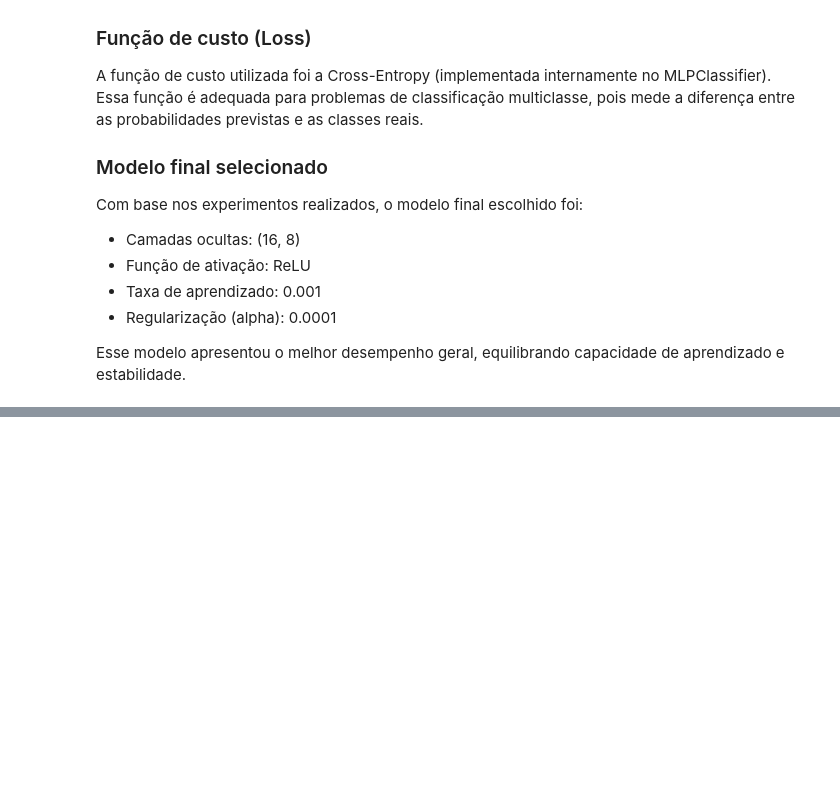
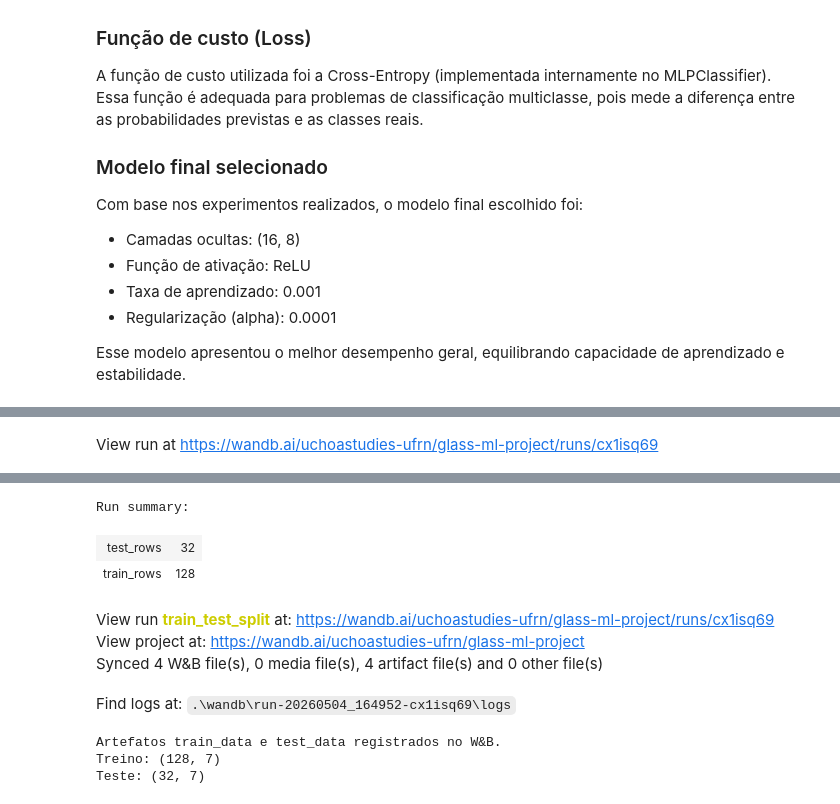
Before and after one commit to GabrielUchoa17/glass-ml-project, a Jupyter notebook: notebook.ipynb, the cells around one changed output, grey strips where cells are left out. Saved outputs shown, nothing was run; the diff lists cells and outputs as text; code cells hidden in the pictures; blank space fills up the shorter version.

```diff
--- a/notebook.ipynb
+++ b/notebook.ipynb
@@ -699,0 +862,69 @@ Esse modelo apresentou o melhor desempenho geral, equilibrando capacidade de apr
+# %%
+# ============================================
+# Registrar artefatos: train/test splits
+# ============================================
+
+from sklearn.model_selection import train_test_split
+
+run = wandb.init(
+    project=config["project_name"],
+    job_type="split_data",
+    name="train_test_split",
+    config=config
+)
+
+# Separar X e y usando o dataset limpo
+X = df.drop(config["target"], axis=1)
+y = df[config["target"]]
+
+# Dividir em treino e teste
+# stratify mantém a proporção das classes no treino e no teste
+X_train_df, X_test_df, y_train_df, y_test_df = train_test_split(
+    X,
+    y,
+    test_size=config["test_size"],
+    random_state=config["random_state"],
+    stratify=y
+)
+
+# Reunir X e y novamente para salvar como CSV
+train_df = pd.concat([X_train_df, y_train_df], axis=1)
+test_df = pd.concat([X_test_df, y_test_df], axis=1)
+
+# Caminhos locais
+train_path = "data/splits/train.csv"
+test_path = "data/splits/test.csv"
+
+# Salvar arquivos
+train_df.to_csv(train_path, index=False)
+test_df.to_csv(test_path, index=False)
+
+# Criar artefato do treino
+train_artifact = wandb.Artifact(
+    name="train_data",
+    type="dataset",
+    description="Conjunto de treino após limpeza e seleção de features"
+)
+train_artifact.add_file(train_path)
+run.log_artifact(train_artifact)
+
+# Criar artefato do teste
+test_artifact = wandb.Artifact(
+    name="test_data",
+    type="dataset",
+    description="Conjunto de teste após limpeza e seleção de features"
+)
+test_artifact.add_file(test_path)
+run.log_artifact(test_artifact)
+
+# Registrar informações no resumo da execução
+wandb.summary["train_rows"] = train_df.shape[0]
+wandb.summary["test_rows"] = test_df.shape[0]
+wandb.summary["features"] = list(X.columns)
+
+wandb.finish()
+
+print("Artefatos train_data e test_data registrados no W&B.")
+print("Treino:", train_df.shape)
+print("Teste:", test_df.shape)
+# %% [output]
@@ -699,0 +936 @@ Esse modelo apresentou o melhor desempenho geral, equilibrando capacidade de apr
+View run at https://wandb.ai/uchoastudies-ufrn/glass-ml-project/runs/cx1isq69
@@ -699,0 +938,10 @@ Esse modelo apresentou o melhor desempenho geral, equilibrando capacidade de apr
+Run summary:
+| test_rows | 32 |
+| train_rows | 128 |
+View run train_test_split at: https://wandb.ai/uchoastudies-ufrn/glass-ml-project/runs/cx1isq69
+View project at: https://wandb.ai/uchoastudies-ufrn/glass-ml-project
+Synced 4 W&B file(s), 0 media file(s), 4 artifact file(s) and 0 other file(s)
+Find logs at: .\wandb\run-20260504_164952-cx1isq69\logs
+Artefatos train_data e test_data registrados no W&B.
+Treino: (128, 7)
+Teste: (32, 7)
```
Also changed, not shown: parts of 11 cells of this notebook, 40 other files.
